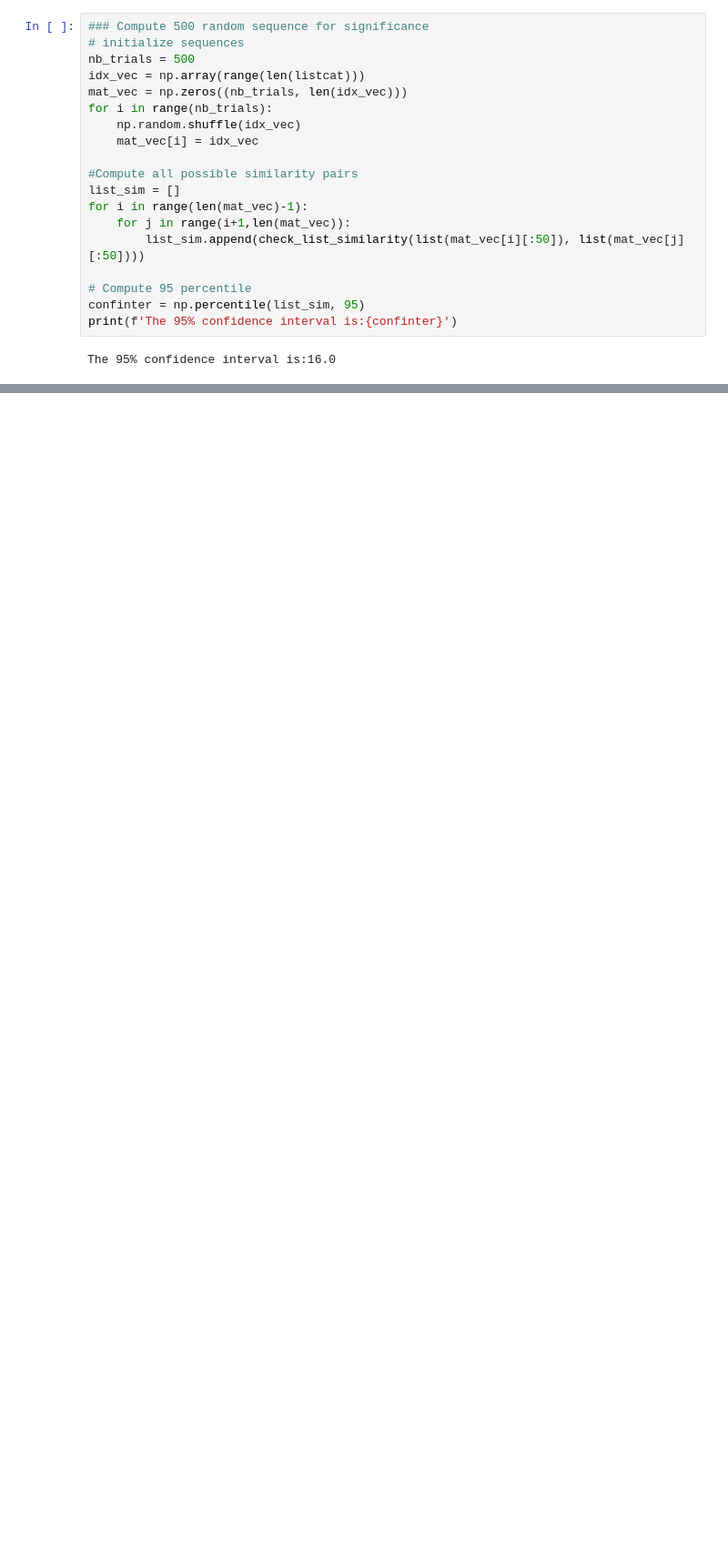
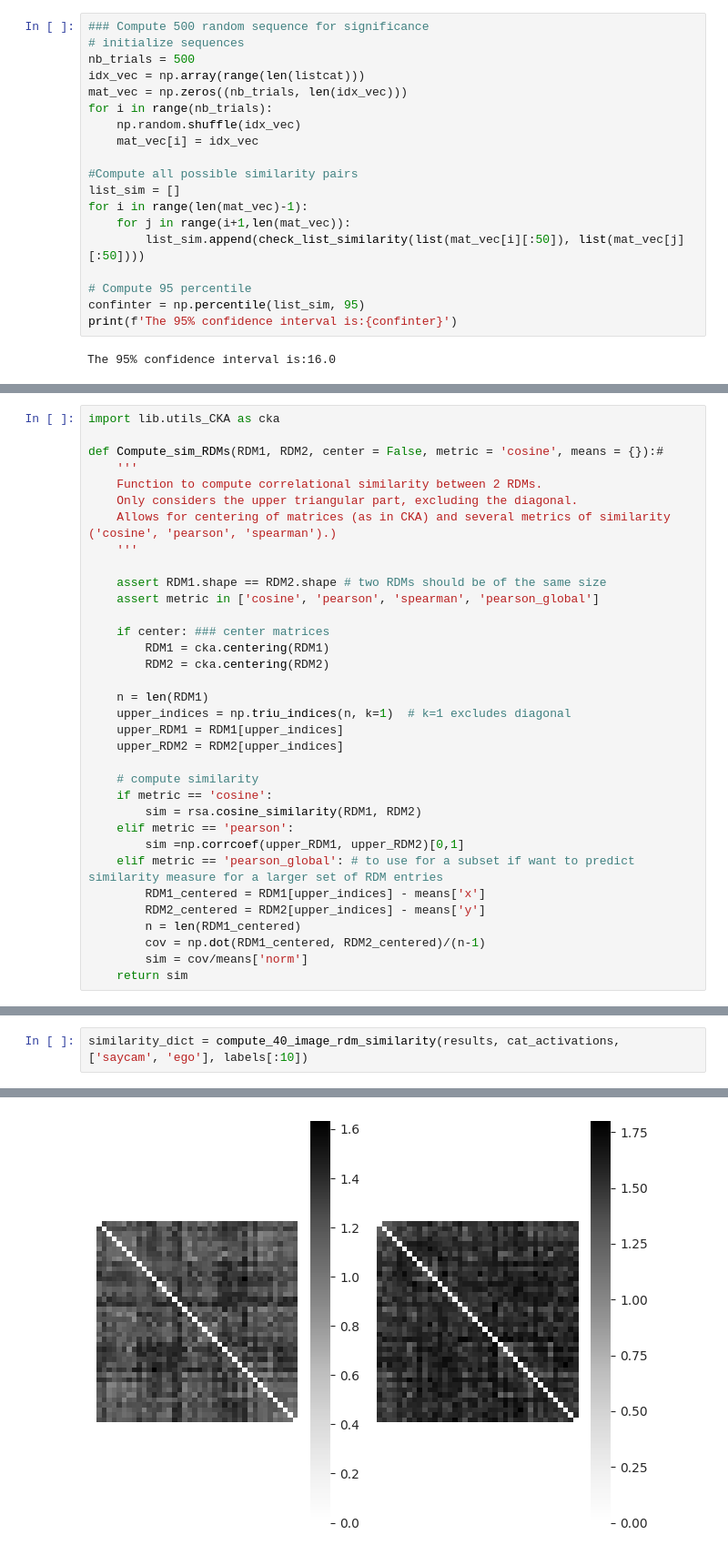
Before and after one commit to AlbanFlachot/SAYCam_Vs_EGO4D, a Jupyter notebook: xp_datadriven.ipynb, the cells around one changed output, grey strips where cells are left out. Shown at 91% size. Saved outputs shown, nothing was run; the diff lists cells and outputs as text; blank space fills up the shorter version.

```diff
--- a/xp_datadriven.ipynb
+++ b/xp_datadriven.ipynb
@@ -376,0 +571,34 @@ With differences in ranking of  [246. 211. 209. 208. 201. 196. 196. 194. 192. 18
+# %%
+import lib.utils_CKA as cka
+
+def Compute_sim_RDMs(RDM1, RDM2, center = False, metric = 'cosine', means = {}):#
+    '''
+    Function to compute correlational similarity between 2 RDMs.
+    Only considers the upper triangular part, excluding the diagonal.
+    Allows for centering of matrices (as in CKA) and several metrics of similarity ('cosine', 'pearson', 'spearman').)
+    '''
+
+    assert RDM1.shape == RDM2.shape # two RDMs should be of the same size
+    assert metric in ['cosine', 'pearson', 'spearman', 'pearson_global']
+
+    if center: ### center matrices
+        RDM1 = cka.centering(RDM1)
+        RDM2 = cka.centering(RDM2)
+
+    n = len(RDM1)
+    upper_indices = np.triu_indices(n, k=1)  # k=1 excludes diagonal
+    upper_RDM1 = RDM1[upper_indices]
+    upper_RDM2 = RDM2[upper_indices]
+
+    # compute similarity
+    if metric == 'cosine':
+        sim = rsa.cosine_similarity(RDM1, RDM2)
+    elif metric == 'pearson':
+        sim =np.corrcoef(upper_RDM1, upper_RDM2)[0,1]
+    elif metric == 'pearson_global': # to use for a subset if want to predict similarity measure for a larger set of RDM entries
+        RDM1_centered = RDM1[upper_indices] - means['x']
+        RDM2_centered = RDM2[upper_indices] - means['y']
+        n = len(RDM1_centered)
+        cov = np.dot(RDM1_centered, RDM2_centered)/(n-1)
+        sim = cov/means['norm']
+    return sim
@@ -376,0 +778,3 @@ With differences in ranking of  [246. 211. 209. 208. 201. 196. 196. 194. 192. 18
+# %%
+similarity_dict = compute_40_image_rdm_similarity(results, cat_activations, ['saycam', 'ego'], labels[:10])
+# %% [output]
@@ -376,0 +798 @@ With differences in ranking of  [246. 211. 209. 208. 201. 196. 196. 194. 192. 18
+[figure, added]
```
Also changed, not shown: parts of 31 cells of this notebook, 7 other files.
